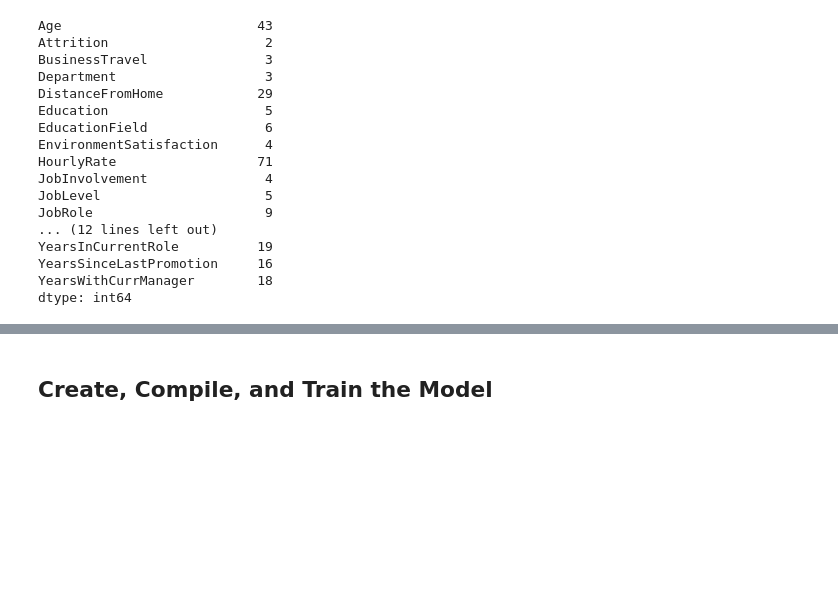
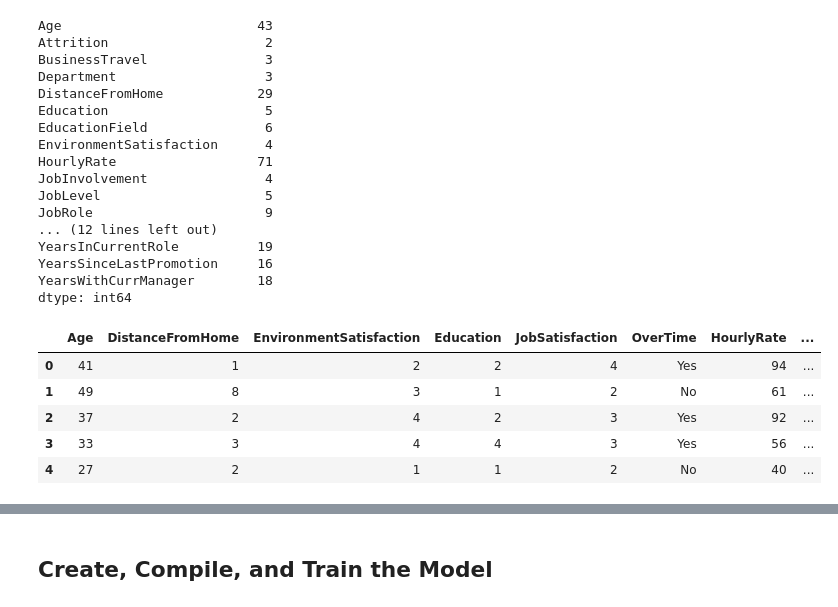
Before and after one commit to jpromer3006/neural-network-challenge-2, a Jupyter notebook: attrition.ipynb, the cells around one changed output, grey strips where cells are left out. Saved outputs shown, nothing was run; the diff lists cells and outputs as text; code cells hidden in the pictures; blank space fills up the shorter version.

```diff
--- a/attrition.ipynb
+++ b/attrition.ipynb
@@ -46,12 +47,22 @@ dtype: int64
 # %%
 # Create a list of at least 10 column names to use as X data
-
+selected_columns = ['Age', 'DistanceFromHome', 'EnvironmentSatisfaction', 'Education', 'JobSatisfaction', 'OverTime', 'HourlyRate',
+                    'StockOptionLevel', 'WorkLifeBalance', 'YearsAtCompany', 'TotalWorkingYears', 'YearsInCurrentRole',
+                    'YearsSinceLastPromotion', 'NumCompaniesWorked']
 
 
 # Create X_df using your selected columns
-
+x_df = attrition_df[selected_columns]
 
 # Show the data types for X_df
+x_df.head()
+# %% [output]
+|  | Age | DistanceFromHome | EnvironmentSatisfaction | Education | JobSatisfaction | OverTime | HourlyRate | ... |
+| 0 | 41 | 1 | 2 | 2 | 4 | Yes | 94 | ... |
+| 1 | 49 | 8 | 3 | 1 | 2 | No | 61 | ... |
+| 2 | 37 | 2 | 4 | 2 | 3 | Yes | 92 | ... |
+| 3 | 33 | 3 | 4 | 4 | 3 | Yes | 56 | ... |
+| 4 | 27 | 2 | 1 | 1 | 2 | No | 40 | ... |
 # %%
 # Split the data into training and testing sets
 from sklearn.model_selection import train_test_split
```
Also changed, not shown: parts of 18 cells of this notebook.
